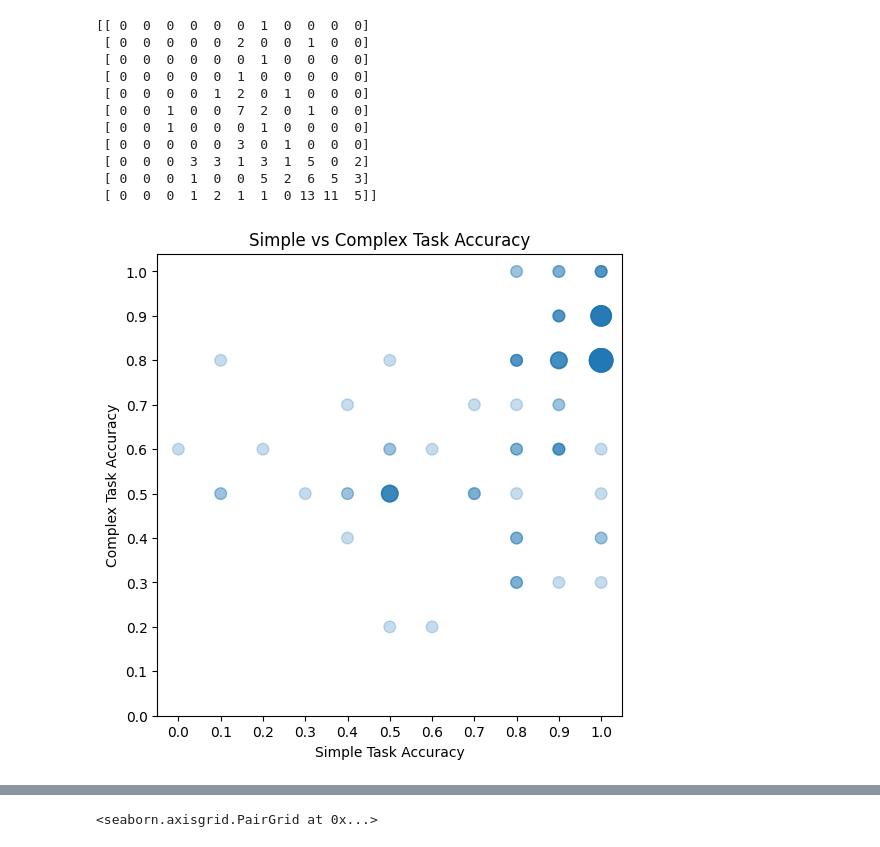
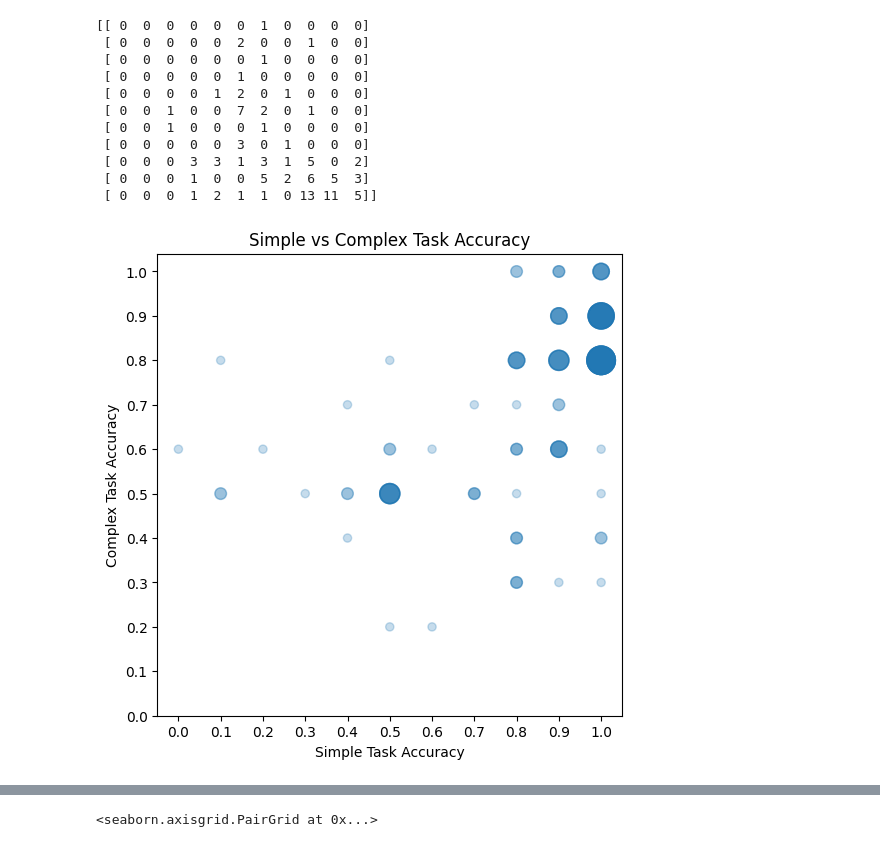
Before and after one commit to GAtemROU/Thesis-Project, a Jupyter notebook: analysis/plots.ipynb, the cells around one changed output, grey strips where cells are left out. Cells and saved outputs as stored; diff of their text form; code cells hidden in the pictures.

```diff
--- a/analysis/plots.ipynb
+++ b/analysis/plots.ipynb
@@ -22,38 +22,38 @@ s = np.zeros(len(x))
 print(s_rounded)
 # plot s_rounded as a scatter plot with increasing size of the dots based on the number of participants per accuracy value
 for i in range(len(x)):
-    s[i] = max(s_rounded[int(x_rounded[i]*10)][int(y_rounded[i]*10)]//3, 1)*70
+    s[i] = max(s_rounded[int(x_rounded[i]*10)][int(y_rounded[i]*10)]//2, 0.5)*70
 # scatter plot with increasing size of the dots based on the number of participants per accuracy value
 plt.scatter(x_rounded, y_rounded, s=s, alpha=0.25)
 plt.xlabel('Simple Task Accuracy')
 plt.ylabel('Complex Task Accuracy')
 plt.xticks(np.arange(0, 1.1, 0.1))
 plt.yticks(np.arange(0, 1.1, 0.1))
 plt.title('Simple vs Complex Task Accuracy')
 plt.show()
 
 # plot histogram of the accuracy values for the simple and complex tasks
 plt.figure(figsize=(6, 6))
 plt.hist(x, bins=10, alpha=0.5, label='Simple Task Accuracy')
 plt.hist(y, bins=10, alpha=0.5, label='Complex Task Accuracy')
 plt.xlabel('Accuracy')
 plt.ylabel('Number of Participants')
 plt.title('Histogram of Accuracy Values')
 plt.legend()
 plt.show()
 # %% [output]
 [[ 0  0  0  0  0  0  1  0  0  0  0]
  [ 0  0  0  0  0  2  0  0  1  0  0]
  [ 0  0  0  0  0  0  1  0  0  0  0]
  [ 0  0  0  0  0  1  0  0  0  0  0]
  [ 0  0  0  0  1  2  0  1  0  0  0]
  [ 0  0  1  0  0  7  2  0  1  0  0]
  [ 0  0  1  0  0  0  1  0  0  0  0]
  [ 0  0  0  0  0  3  0  1  0  0  0]
  [ 0  0  0  3  3  1  3  1  5  0  2]
  [ 0  0  0  1  0  0  5  2  6  5  3]
  [ 0  0  0  1  2  1  1  0 13 11  5]]
-[figure, old version]
+[figure, new version]
 [figure]
 # %%
 df = pd.read_csv('data/final_datasets/final_experiment_participants.csv')
```
Also changed, not shown: parts of 2 cells of this notebook, 7 other files.
